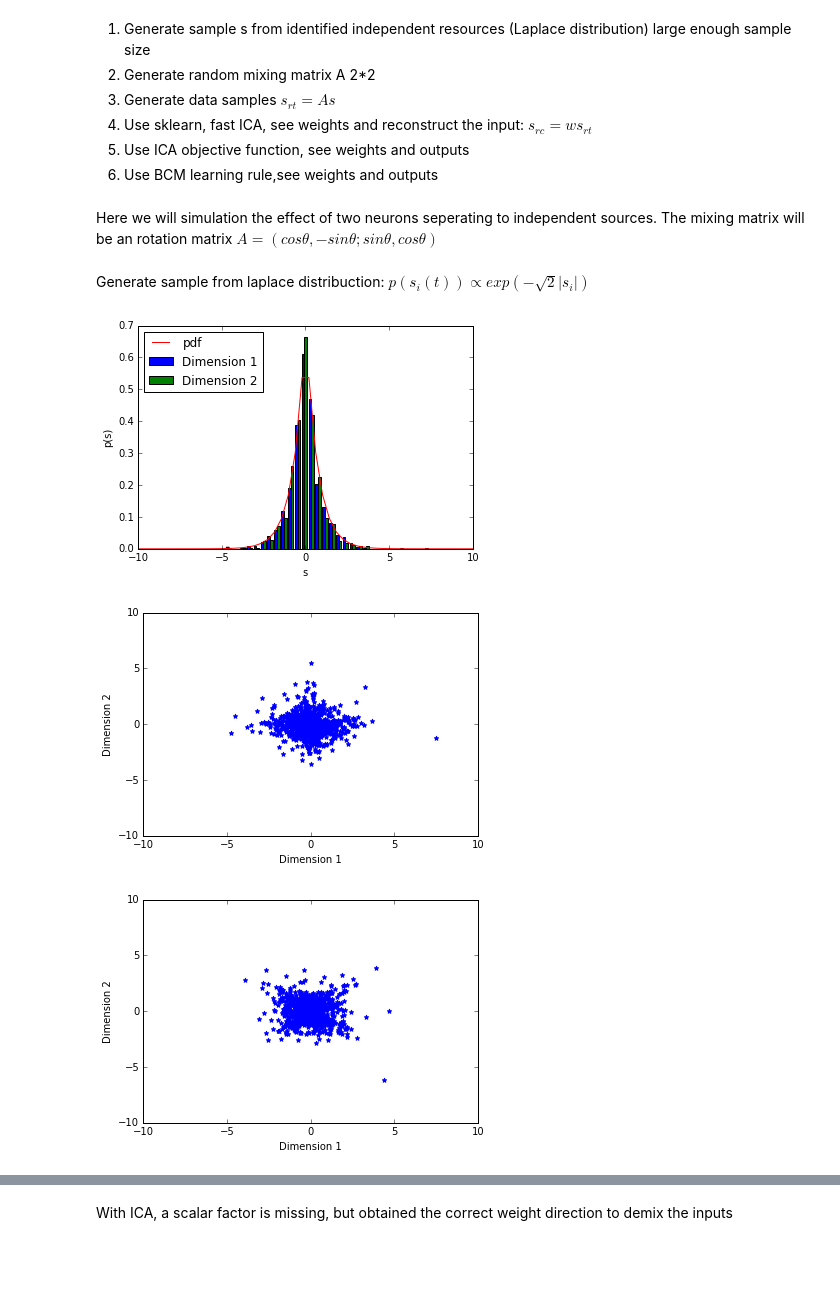
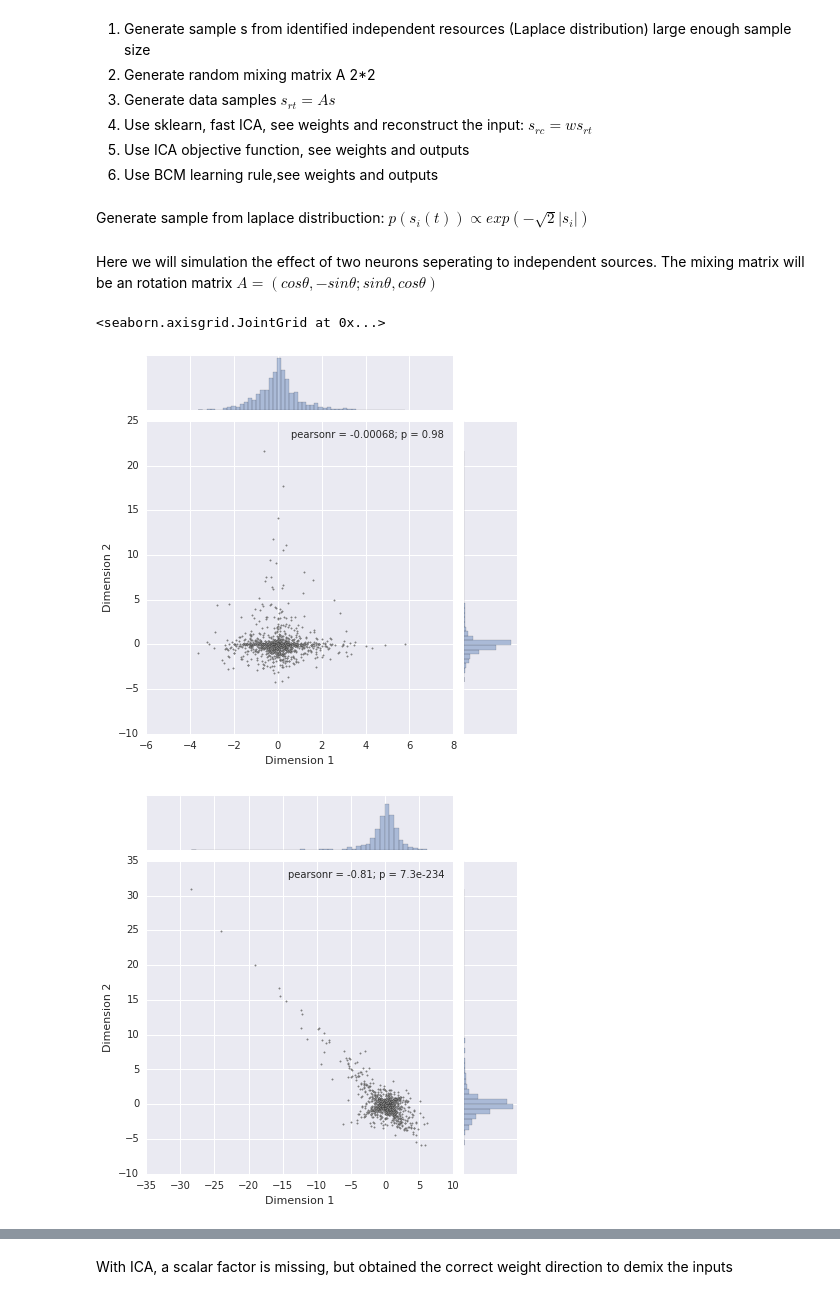
Before and after one commit to ShuangLiBCM/NNDL_Shuang, a Jupyter notebook: Laplace data_training with BCM local learning rule.ipynb, the cells around one changed output, grey strips where cells are left out. Drawn from its saved outputs; the diff is of its cells as text; code cells hidden in the pictures; blank space fills up the shorter version.

Commit message:
Laplace data_training update

```diff
--- a/Laplace data_training with BCM local learning rule.ipynb
+++ b/Laplace data_training with BCM local learning rule.ipynb
@@ -10,4 +90,4 @@ Test the relationship between BCM rule and ICA
+# %% [markdown]
+Generate sample from laplace distribuction: $p(s_{i}(t))\propto exp(-\sqrt2|s_{i}|)$
 # %% [markdown]
 Here we will simulation the effect of two neurons seperating to independent sources. The mixing matrix will be an rotation matrix $A = (cos\theta, -sin\theta;sin\theta,cos\theta)$
-# %% [markdown]
-Generate sample from laplace distribuction: $p(s_{i}(t))\propto exp(-\sqrt2|s_{i}|)$
@@ -89,42 +94,38 @@ class BCM:
 # %%
 # Sample from the above distribution
 loc = 0   # Mean zero
 scale = (2**0.5)**(-1)
 s = np.random.laplace(loc,scale,[1000,2])  # 5000*2, 0 mean, unit variance
-count,bins,_ = plt.hist(s,30,normed = True)
 
-# Plot the probability density function
-x = np.linspace(-10, 10)
-x_bin_size = np.diff(x)[1]
-y = np.exp(-abs(x)/scale)/2/scale
-y = y/sum(y)/x_bin_size
-plt.plot(x,y,label = 'pdf')
-plt.xlabel('s')
-plt.ylabel('p(s)')
-plt.legend(['pdf','Dimension 1','Dimension 2'],loc = 'upper left')
-plt.figure()
-
-# Generate 2d satter plot of sample
-plt.scatter(s[:,0],s[:,1],color = 'blue', marker = '*')
-plt.xlabel ('Dimension 1')
-plt.ylabel ('Dimension 2')
-plt.axis([-10,10,-10,10]);
+# make data skewed with a half-squaring
+idx = s[:,1] > 0
+s[idx,1] = s[idx,1]**2
 
 # Conduct rotation and mixture
-# Generate rotatio matrix
-import math as mt
-theta = mt.pi/4      # 45 degree rotation
-A = np.array(((mt.cos(theta),-mt.sin(theta)),(mt.sin(theta),mt.cos(theta))))
-#A = np.random.randn(2,2)
+# Generate rotation matrix
+theta = np.pi/4      # 45 degree rotation
+#A = np.array(((mt.cos(theta),-mt.sin(theta)),(mt.sin(theta),mt.cos(theta))))
+A = np.random.randn(2,2)
 #A = np.dot(A, A.T)
+
 s_rt = np.dot(s,A)
-# Generate 2d satter plot of the rotated data
-plt.figure()
-plt.scatter(s_rt[:,0],s_rt[:,1],color = 'blue', marker = '*')
-plt.xlabel ('Dimension 1')
-plt.ylabel ('Dimension 2')
-plt.axis([-10,10,-10,10]);
+
+# plot original distribution
+df = pd.DataFrame({'x':s[:,0],'y':s[:,1]})
+g = sns.jointplot(x="x", y="y", data=df)
+g.plot_joint(plt.scatter, c="gray", s=10, linewidth=.1, marker=".")
+g.ax_joint.collections[0].set_alpha(0)
+g.set_axis_labels("Dimension 1", "Dimension 2")
+
+
+
+# plot mixed distribution
+df = pd.DataFrame({'x':s_rt[:,0],'y':s_rt[:,1]})
+g = sns.jointplot(x="x", y="y", data=df)
+g.plot_joint(plt.scatter, c="gray", s=10, linewidth=.1, marker=".")
+g.ax_joint.collections[0].set_alpha(0)
+g.set_axis_labels("Dimension 1", "Dimension 2")
 # %% [output]
+<seaborn.axisgrid.JointGrid at 0x...>
-[figure, old version]
+[figure, new version]
-[figure, old version]
+[figure, new version]
-[figure, removed]
```
Also changed, not shown: parts of 20 cells of this notebook.
